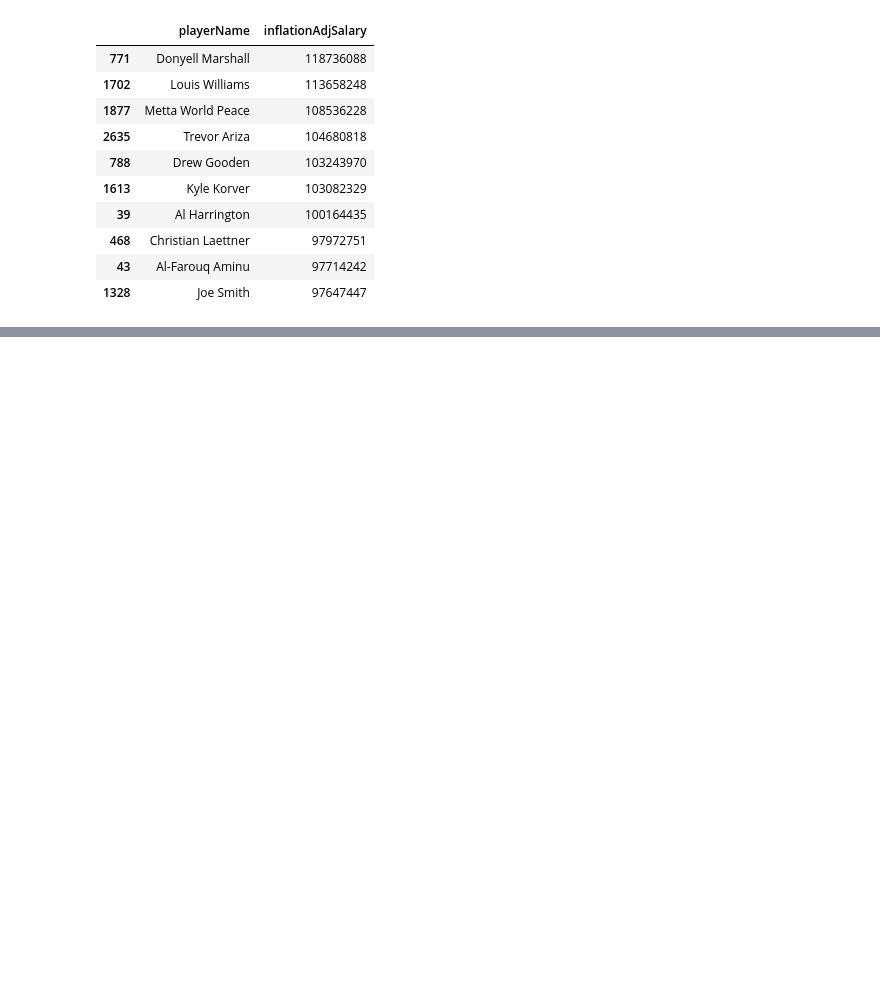
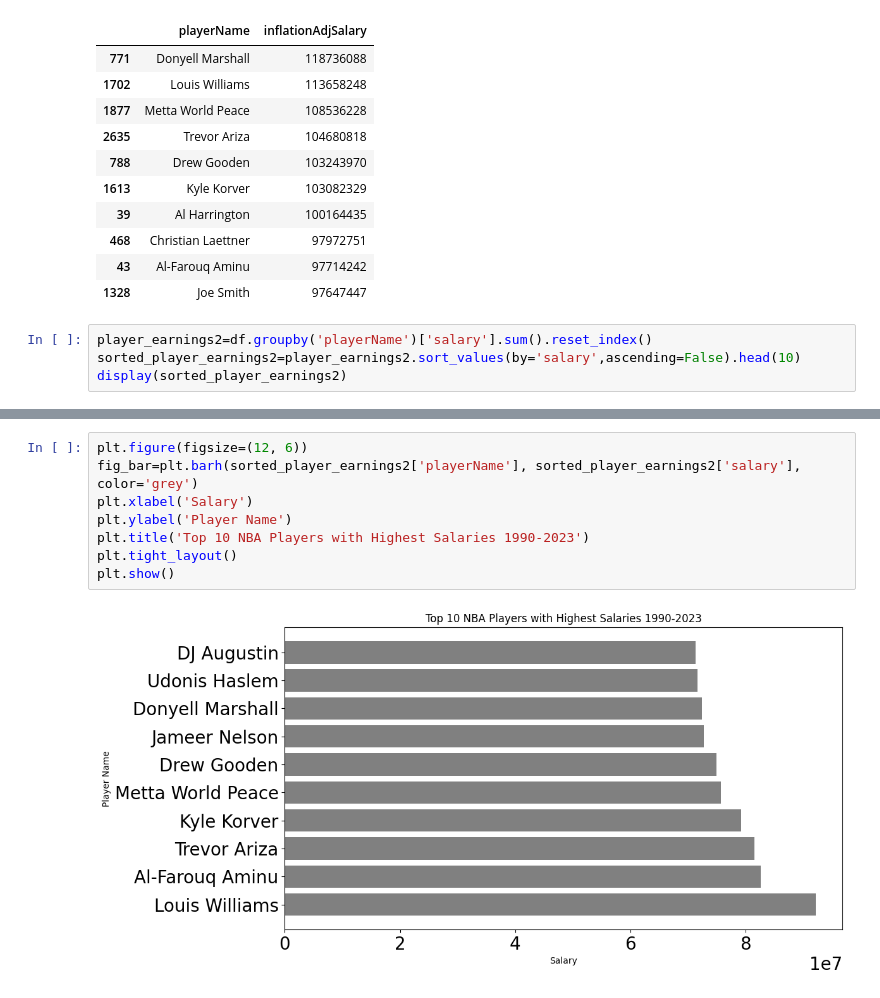
Before and after one commit to AnanyaaPal/Descriptive-Analysis, a Jupyter notebook: code_nba players salaries.ipynb, the cells around one changed output, grey strips where cells are left out. Saved outputs shown, nothing was run; the diff lists cells and outputs as text; blank space fills up the shorter version.

```diff
--- a/code_nba players salaries.ipynb
+++ b/code_nba players salaries.ipynb
@@ -194,3 +194,7 @@ display(sorted_player_earnings)
 | 468 | Christian Laettner | 97972751 |
 | 43 | Al-Farouq Aminu | 97714242 |
 | 1328 | Joe Smith | 97647447 |
+# %%
+player_earnings2=df.groupby('playerName')['salary'].sum().reset_index()
+sorted_player_earnings2=player_earnings2.sort_values(by='salary',ascending=False).head(10)
+display(sorted_player_earnings2)
@@ -206,0 +223,10 @@ plt.show()
+# %%
+plt.figure(figsize=(12, 6))
+fig_bar=plt.barh(sorted_player_earnings2['playerName'], sorted_player_earnings2['salary'], color='grey')
+plt.xlabel('Salary')
+plt.ylabel('Player Name')
+plt.title('Top 10 NBA Players with Highest Salaries 1990-2023')
+plt.tight_layout()
+plt.show()
+# %% [output]
+[figure, added]
```
Also changed, not shown: parts of 6 cells of this notebook.
